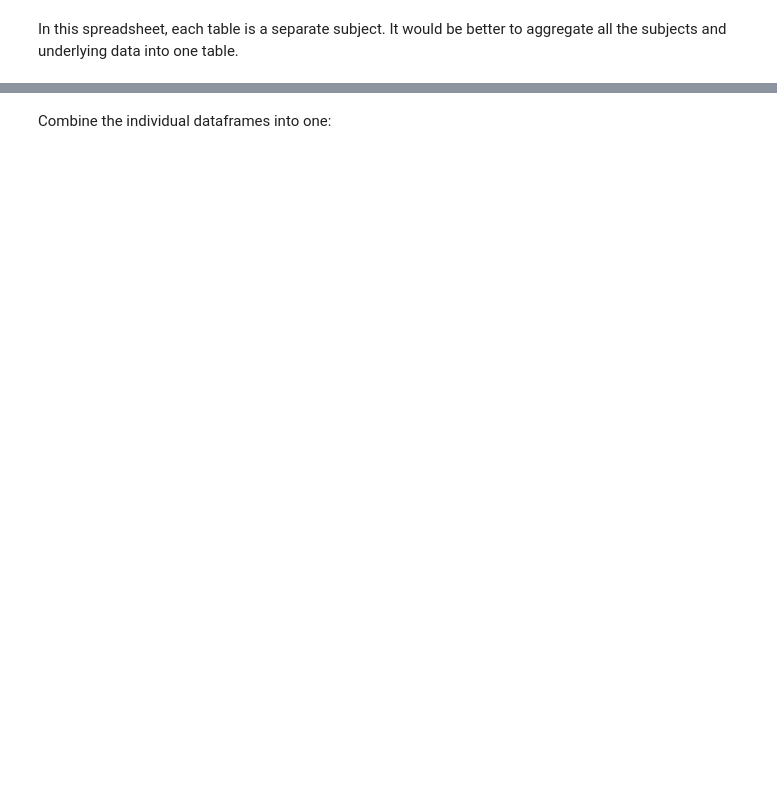
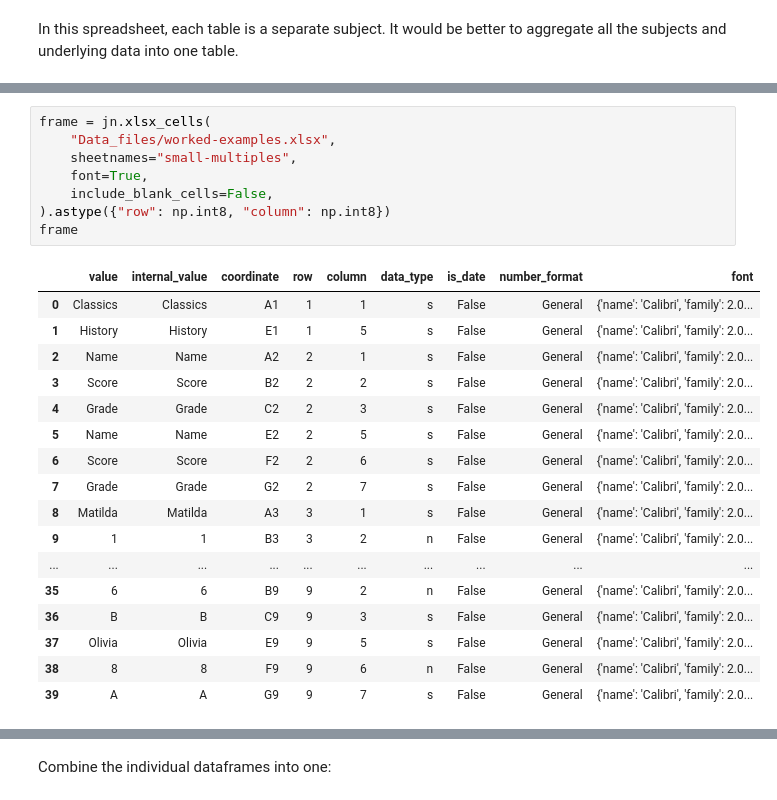
Before and after one commit to samukweku/data-wrangling-blog, a Jupyter notebook: notebooks/Small-Multiples.ipynb, the cells around one changed output, grey strips where cells are left out. Cells and saved outputs as stored; diff of their text form; blank space fills up the shorter version.

Commit message:
update small-multiples

```diff
--- a/notebooks/Small-Multiples.ipynb
+++ b/notebooks/Small-Multiples.ipynb
@@ -73,0 +40,26 @@ The image below illustrates the main concepts of the above code.
+# %%
+frame = jn.xlsx_cells(
+    "Data_files/worked-examples.xlsx",
+    sheetnames="small-multiples",
+    font=True,
+    include_blank_cells=False,
+).astype({"row": np.int8, "column": np.int8})
+frame
+# %% [output]
+|  | value | internal_value | coordinate | row | column | data_type | is_date | number_format | font |
+| 0 | Classics | Classics | A1 | 1 | 1 | s | False | General | {'name': 'Calibri', 'family': 2.0... |
+| 1 | History | History | E1 | 1 | 5 | s | False | General | {'name': 'Calibri', 'family': 2.0... |
+| 2 | Name | Name | A2 | 2 | 1 | s | False | General | {'name': 'Calibri', 'family': 2.0... |
+| 3 | Score | Score | B2 | 2 | 2 | s | False | General | {'name': 'Calibri', 'family': 2.0... |
+| 4 | Grade | Grade | C2 | 2 | 3 | s | False | General | {'name': 'Calibri', 'family': 2.0... |
+| 5 | Name | Name | E2 | 2 | 5 | s | False | General | {'name': 'Calibri', 'family': 2.0... |
+| 6 | Score | Score | F2 | 2 | 6 | s | False | General | {'name': 'Calibri', 'family': 2.0... |
+| 7 | Grade | Grade | G2 | 2 | 7 | s | False | General | {'name': 'Calibri', 'family': 2.0... |
+| 8 | Matilda | Matilda | A3 | 3 | 1 | s | False | General | {'name': 'Calibri', 'family': 2.0... |
+| 9 | 1 | 1 | B3 | 3 | 2 | n | False | General | {'name': 'Calibri', 'family': 2.0... |
+| ... | ... | ... | ... | ... | ... | ... | ... | ... | ... |
+| 35 | 6 | 6 | B9 | 9 | 2 | n | False | General | {'name': 'Calibri', 'family': 2.0... |
+| 36 | B | B | C9 | 9 | 3 | s | False | General | {'name': 'Calibri', 'family': 2.0... |
+| 37 | Olivia | Olivia | E9 | 9 | 5 | s | False | General | {'name': 'Calibri', 'family': 2.0... |
+| 38 | 8 | 8 | F9 | 9 | 6 | n | False | General | {'name': 'Calibri', 'family': 2.0... |
+| 39 | A | A | G9 | 9 | 7 | s | False | General | {'name': 'Calibri', 'family': 2.0... |
```
Also changed, not shown: parts of 41 cells of this notebook, 2 other files.
